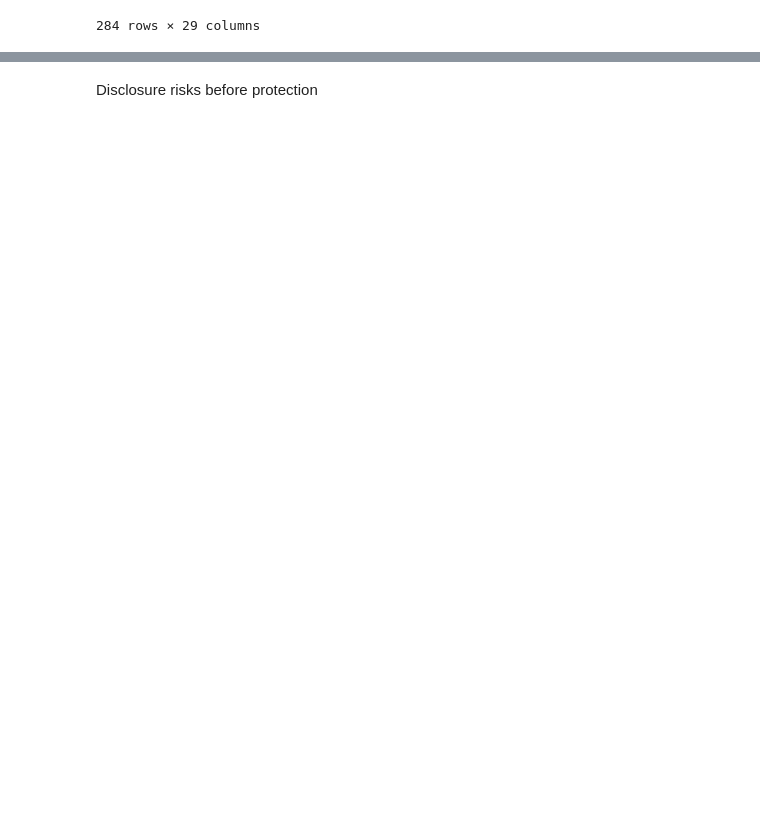
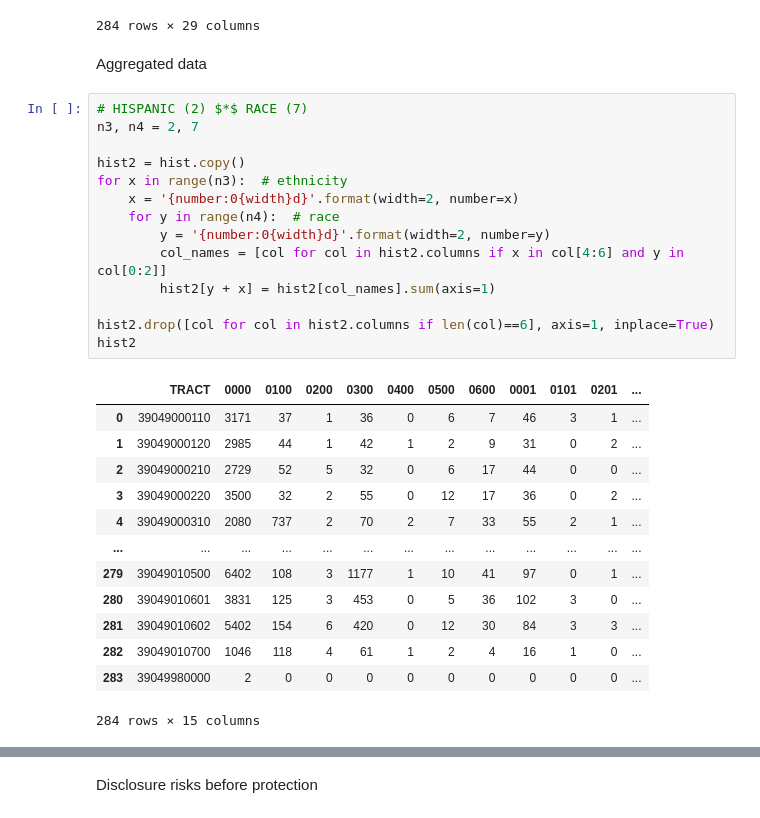
Before and after one commit to linyuehzzz/privacy-framework, a Jupyter notebook: set-coverage-exact-k.ipynb, the cells around one changed output, grey strips where cells are left out. Cells and saved outputs as stored; diff of their text form; blank space fills up the shorter version.

```diff
--- a/set-coverage-exact-k.ipynb
+++ b/set-coverage-exact-k.ipynb
@@ -73,3 +73,33 @@ hist
 | 282 | 39049010700 | 83 | 11 | 0 | 4 | 0 | 0 | 2 | 6 | 1 | ... | ... |
 | 283 | 39049980000 | 0 | 0 | 0 | 0 | 0 | 0 | 0 | 0 | 0 | ... | ... |
 284 rows × 29 columns
+# %% [markdown]
+Aggregated data
+# %%
+# HISPANIC (2) $*$ RACE (7)
+n3, n4 = 2, 7
+
+hist2 = hist.copy()
+for x in range(n3):  # ethnicity
+    x = '{number:0{width}d}'.format(width=2, number=x)
+    for y in range(n4):  # race
+        y = '{number:0{width}d}'.format(width=2, number=y)
+        col_names = [col for col in hist2.columns if x in col[4:6] and y in col[0:2]]
+        hist2[y + x] = hist2[col_names].sum(axis=1)
+
+hist2.drop([col for col in hist2.columns if len(col)==6], axis=1, inplace=True)
+hist2
+# %% [output]
+|  | TRACT | 0000 | 0100 | 0200 | 0300 | 0400 | 0500 | 0600 | 0001 | 0101 | 0201 | ... |
+| 0 | 39049000110 | 3171 | 37 | 1 | 36 | 0 | 6 | 7 | 46 | 3 | 1 | ... |
+| 1 | 39049000120 | 2985 | 44 | 1 | 42 | 1 | 2 | 9 | 31 | 0 | 2 | ... |
+| 2 | 39049000210 | 2729 | 52 | 5 | 32 | 0 | 6 | 17 | 44 | 0 | 0 | ... |
+| 3 | 39049000220 | 3500 | 32 | 2 | 55 | 0 | 12 | 17 | 36 | 0 | 2 | ... |
+| 4 | 39049000310 | 2080 | 737 | 2 | 70 | 2 | 7 | 33 | 55 | 2 | 1 | ... |
+| ... | ... | ... | ... | ... | ... | ... | ... | ... | ... | ... | ... | ... |
+| 279 | 39049010500 | 6402 | 108 | 3 | 1177 | 1 | 10 | 41 | 97 | 0 | 1 | ... |
+| 280 | 39049010601 | 3831 | 125 | 3 | 453 | 0 | 5 | 36 | 102 | 3 | 0 | ... |
+| 281 | 39049010602 | 5402 | 154 | 6 | 420 | 0 | 12 | 30 | 84 | 3 | 3 | ... |
+| 282 | 39049010700 | 1046 | 118 | 4 | 61 | 1 | 2 | 4 | 16 | 1 | 0 | ... |
+| 283 | 39049980000 | 2 | 0 | 0 | 0 | 0 | 0 | 0 | 0 | 0 | 0 | ... |
+284 rows × 15 columns
```
Also changed, not shown: parts of 9 cells of this notebook, 1 other file.
